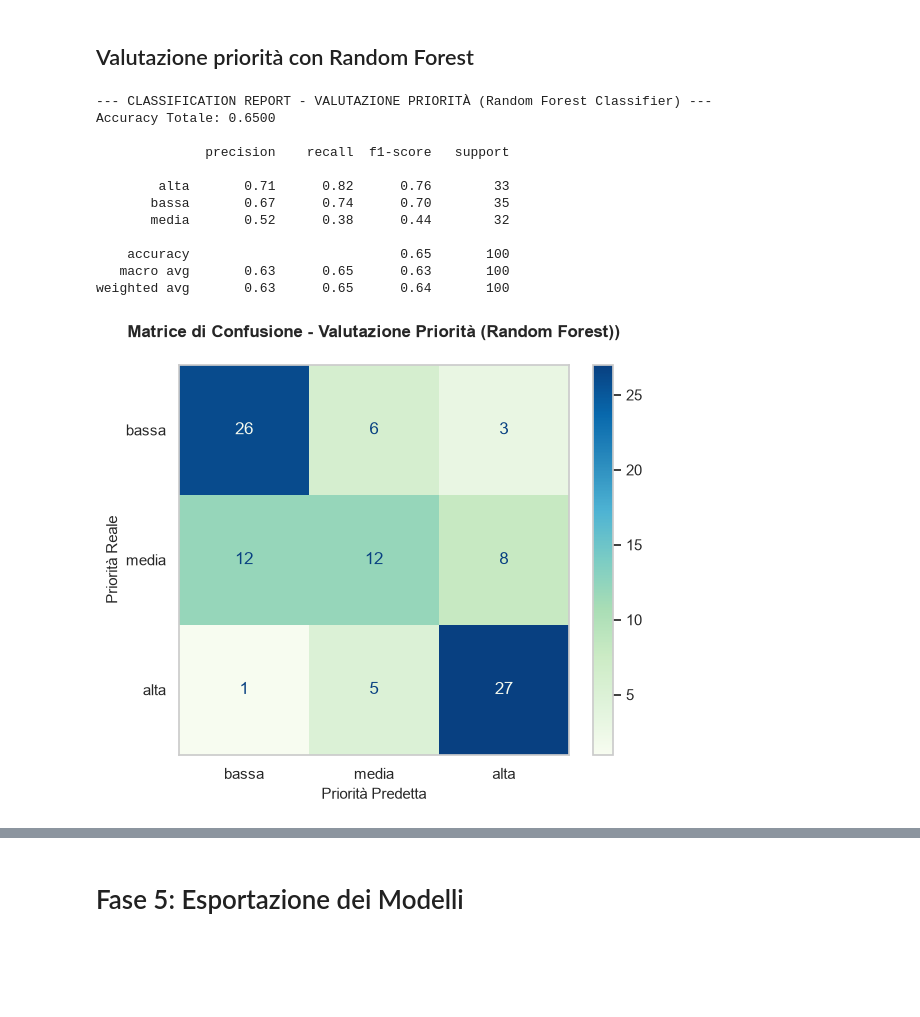
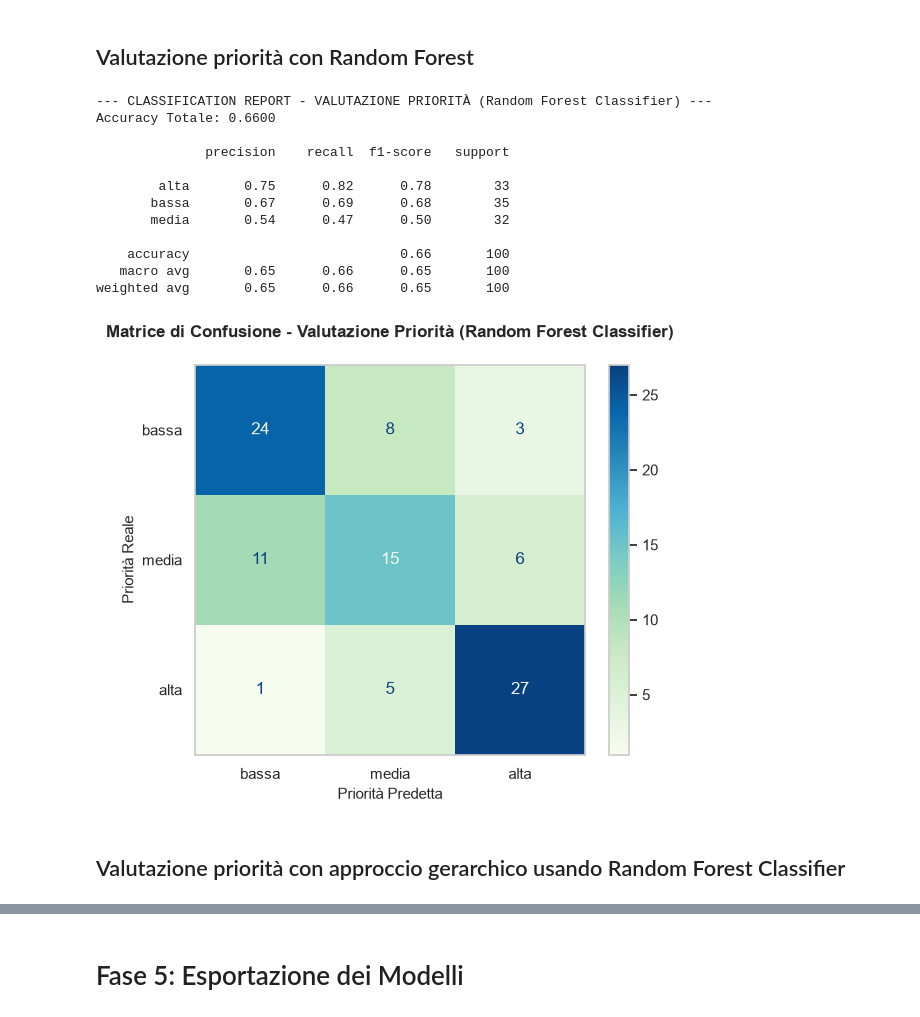
Before and after one commit to gabrieleStagnitta/Project-Work, a Jupyter notebook: 03_Pipeline_Machine_Learning.ipynb, the cells around one changed output, grey strips where cells are left out. Saved outputs shown, nothing was run; the diff lists cells and outputs as text; code cells hidden in the pictures; blank space fills up the shorter version.

```diff
--- a/03_Pipeline_Machine_Learning.ipynb
+++ b/03_Pipeline_Machine_Learning.ipynb
@@ -203,11 +219,11 @@ import pandas as pd
 import re
 def remove_key_word(testo):
     testo = testo.lower()
-    # Rimuoviamo le radici delle parole che svelano la categoria
-    testo = re.sub(re.compile(r'\b(tecnic\w*|commercial\w*|amministrat\w*|fattur\w*)\b'), '', testo)
+    #rimuove le radici delle parole che svelano la categoria
+    testo = re.sub(re.compile(r'\b(tecnic\w*|commerci\w*|amministr\w*|fattur\w*)\b'), '', testo)
     return testo
 
-# Applica la pulizia prima dello split
+#applica la pulizia prima dello split
 df['ticket_completo'] = (df['title'] + " " + df['body']).apply(remove_key_word)
 # %% [markdown]
 Processo di tokenizzazione. Per farlo, viene aggiunta una nuova colonna chiamata 'token'
@@ -454,6 +477,8 @@ from sklearn.model_selection import train_test_split
 from sklearn.feature_extraction.text import TfidfVectorizer
 from sklearn.svm import LinearSVC
 from sklearn.metrics import accuracy_score, classification_report
+import matplotlib.pyplot as plt
+from sklearn.metrics import confusion_matrix, ConfusionMatrixDisplay
 
 #definisco le Feature (X) e il Target (y) => non uso df['token'] perché TF-IDF effettua naturalmente una tokenizzazione
 X = df['ticket_completo']
@@ -472,7 +497,7 @@ vectorizer_priorità = TfidfVectorizer(
     sublinear_tf=True,
     min_df=5,
     ngram_range=(1, 2),
-    stop_words=None #inserendo le stopword italiane con nltk il risultato peggiora
+    stop_words=stop_italiane #inserendo le stopword italiane con nltk il risultato peggiora
 )
 
 #calcola il TF-IDF sui dati di Train e lo applichiamo al Test
@@ -490,5 +515,23 @@ print("--- CLASSIFICATION REPORT - VALUTAZIONE PRIORITÀ (Linear SVC) ---")
 print(f"Accuracy Totale: {accuracy_score(y_test, y_pred):.4f}\n")
 print("Report di Classificazione (comprende F1-Macro):")
 print(classification_report(y_test, y_pred))
+
+#matrice di confusione
+cm = confusion_matrix(y_test, y_pred, labels=modello_priorità.classes_)
+
+#visualizzazione grafica
+fig, ax = plt.subplots(figsize=(8, 6),)
+disp = ConfusionMatrixDisplay(confusion_matrix=cm, display_labels=modello_priorità.classes_)
+
+disp.plot(cmap='GnBu', ax=ax, values_format='d')
+
+#titoli formali
+ax.set_title('Matrice di Confusione - Valutazione Priorità (Linear SVC))', fontsize=12, pad=20,fontweight='bold')
+ax.grid(False)
+ax.set_xlabel('Priorità Predetta', fontsize=12)
+ax.set_ylabel('Priorità Reale', fontsize=12)
+
+plt.tight_layout(rect=[0, 0, 1, 0.93])
+plt.show()
 # %% [output]
 --- CLASSIFICATION REPORT - VALUTAZIONE PRIORITÀ (Linear SVC) ---
@@ -532,34 +553,36 @@ plt.show()
 # %%
 from sklearn.ensemble import RandomForestClassifier
 labels_ordine = ['bassa', 'media', 'alta']
 print("--- CLASSIFICATION REPORT - VALUTAZIONE PRIORITÀ (Random Forest Classifier) ---")
 rf_model = RandomForestClassifier(n_estimators=200, random_state=42)
 rf_model.fit(X_train_tfidf, y_train)
 y_pred_rf = rf_model.predict(X_test_tfidf)
 print(f"Accuracy Totale: {accuracy_score(y_test, y_pred_rf):.4f}\n")
 print(classification_report(y_test, y_pred_rf))
 # Matrice di Confusione - Random Forest
 cm_rf = confusion_matrix(y_test, y_pred_rf, labels=labels_ordine)
 disp_rf = ConfusionMatrixDisplay(confusion_matrix=cm_rf, display_labels=labels_ordine)
 fig, ax = plt.subplots(figsize=(6, 5))
 disp_rf.plot(cmap='GnBu', ax=ax, values_format='d')
-ax.set_title('Matrice di Confusione - Valutazione Priorità (Random Forest))', fontsize=12, pad=20,fontweight='bold')
+ax.set_title('Matrice di Confusione - Valutazione Priorità (Random Forest Classifier)', fontsize=12, pad=20,fontweight='bold')
 ax.set_xlabel('Priorità Predetta', fontsize=11)
 ax.set_ylabel('Priorità Reale', fontsize=11)
 plt.grid(False)
 plt.tight_layout()
 plt.show()
 # %% [output]
 --- CLASSIFICATION REPORT - VALUTAZIONE PRIORITÀ (Random Forest Classifier) ---
-Accuracy Totale: 0.6500
+Accuracy Totale: 0.6600
 
               precision    recall  f1-score   support
 
-        alta       0.71      0.82      0.76        33
-       bassa       0.67      0.74      0.70        35
-       media       0.52      0.38      0.44        32
+        alta       0.75      0.82      0.78        33
+       bassa       0.67      0.69      0.68        35
+       media       0.54      0.47      0.50        32
 
-    accuracy                           0.65       100
-   macro avg       0.63      0.65      0.63       100
-weighted avg       0.63      0.65      0.64       100
+    accuracy                           0.66       100
+   macro avg       0.65      0.66      0.65       100
+weighted avg       0.65      0.66      0.65       100
-[figure, old version]
+[figure, new version]
+# %% [markdown]
+## Valutazione priorità con approccio gerarchico usando Random Forest Classifier
```
Also changed, not shown: parts of 46 cells of this notebook, 11 other files.
